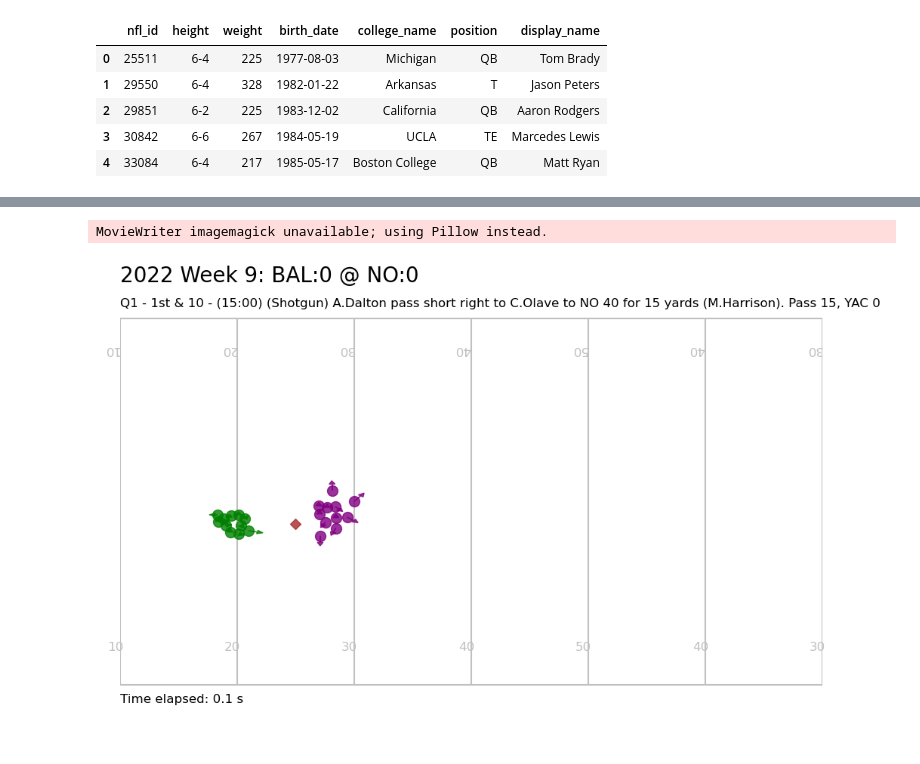
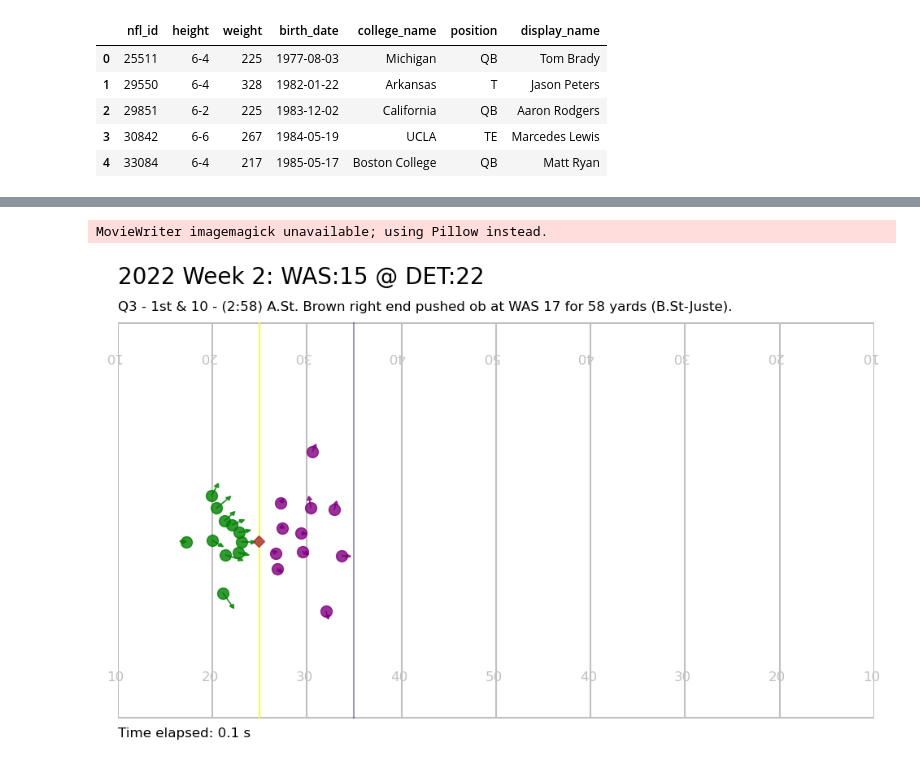
Before and after one commit to lneuendorf/nfl-big-data-bowl-2025, a Jupyter notebook: notebooks/eda.ipynb, the cells around one changed output, grey strips where cells are left out. Saved outputs shown, nothing was run; the diff lists cells and outputs as text; code cells hidden in the pictures.

Commit message:
fixed plotting bug with arrows

```diff
--- a/notebooks/eda.ipynb
+++ b/notebooks/eda.ipynb
@@ -20,6 +19,7 @@ pd.set_option('display.max_columns',None)
 # %%
 # Define the path to the data folder
 DATA_DIR = "../data/"
+WEEKS = range(2,3)
 
 df_game = pd.read_csv(join(DATA_DIR, "games.csv"))
 df_play = pd.read_csv(join(DATA_DIR, "plays.csv"))
@@ -27,7 +27,7 @@ df_player_play = pd.read_csv(join(DATA_DIR, "player_play.csv"))
 df_player = pd.read_csv(join(DATA_DIR, "players.csv"))
 
 tracking_dfs = []
-for wk in tqdm(range(1,10), desc="Loading tracking files"):
+for wk in tqdm(WEEKS, desc="Loading tracking files"):
     df = pd.read_csv(join(DATA_DIR, f'tracking_week_{wk}.csv'))
     if 'week' not in df.columns:
         df.insert(3,'week',wk)
@@ -44,7 +44,7 @@ util.uncamelcase_columns(df_player_play)
 util.uncamelcase_columns(df_tracking)
 
 # standardize direction to be offense moving right
-df_tracking = util.standardize_direction(df_tracking)
+df_tracking, df_play = util.standardize_direction(df_tracking, df_play)
 # %%
 df_tracking.head()
 # %% [output]
@@ -285,12 +93,19 @@ class TrackingDataPlotter:
 # %%
 tdp = TrackingDataPlotter(df_game=df_game, df_player=df_player, df_play=df_play)
+# %%
+motion_plays = (df_game.merge(df_player_play, how='left', on=['game_id'])
+                       .query('in_motion_at_ball_snap==True')
+                       .merge(df_play, how='left', on=['game_id','play_id'])
+                       .query('(yards_gained > 20) & (~is_dropback) & (week==2)')
+                       .drop_duplicates()
+                )
 # %%
-i=1
-gid = df_tracking.game_id.values[i]
-pid = df_tracking.play_id.values[i]
+i=2
+gid = motion_plays.game_id.values[i]
+pid = motion_plays.play_id.values[i]
 df = df_tracking[(df_tracking.game_id==gid) & (df_tracking.play_id==pid)]
 
 tdp.plot_play(df, save_path=join(ROOT_DIR,'images','play_animation.gif'))
 # %% [output]
 MovieWriter imagemagick unavailable; using Pillow instead.
-[figure, old version]
+[figure, new version]
```
Also changed, not shown: parts of 7 cells of this notebook, 3 other files.
